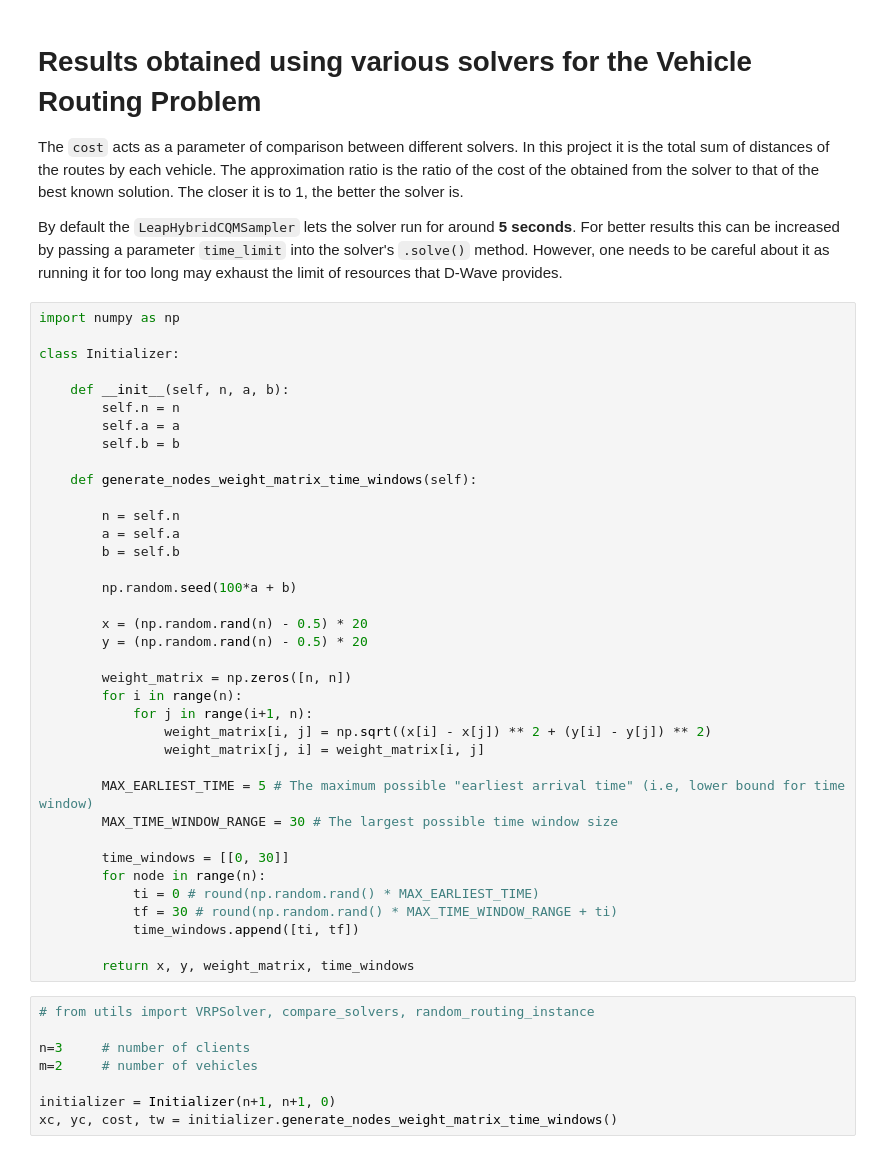
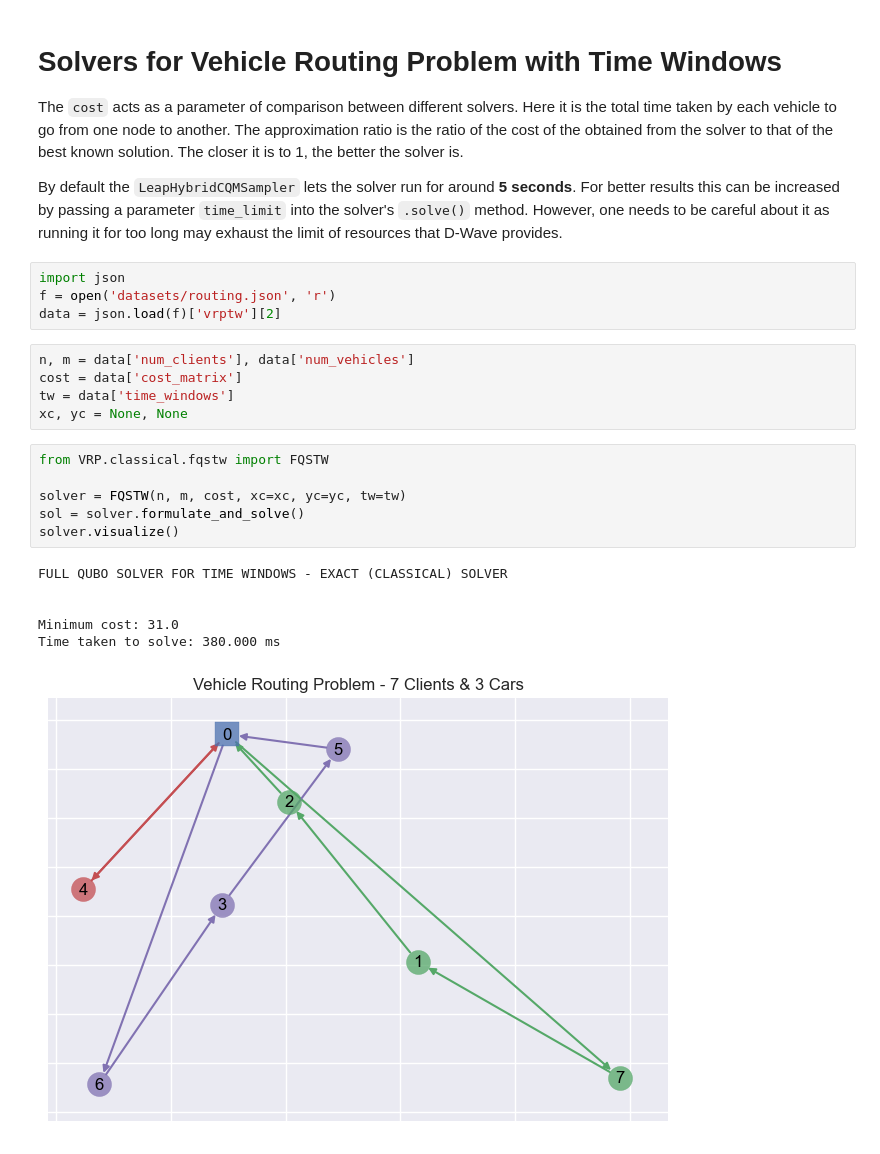
Before and after one commit to AsishMandoi/VRP-explorations, a Jupyter notebook: solve_vrptw.ipynb, the cells around one changed output. Saved outputs shown, nothing was run; the diff lists cells and outputs as text.

```diff
--- a/solve_vrptw.ipynb
+++ b/solve_vrptw.ipynb
@@ -1,52 +1,29 @@
 # %% [markdown]
-# Results obtained using various solvers for the Vehicle Routing Problem
-The `cost` acts as a parameter of comparison between different solvers. In this project it is the total sum of distances of the routes by each vehicle.
+# Solvers for Vehicle Routing Problem with Time Windows
+The `cost` acts as a parameter of comparison between different solvers. Here it is the total time taken by each vehicle to go from one node to another.
 The approximation ratio is the ratio of the cost of the obtained from the solver to that of the best known solution. The closer it is to 1, the better the solver is.
 
 By default the `LeapHybridCQMSampler` lets the solver run for around **5 seconds**. For better results this can be increased by passing a parameter `time_limit` into the solver's `.solve()` method. However, one needs to be careful about it as running it for too long may exhaust the limit of resources that D-Wave provides.
-# %%
-import numpy as np
-
-class Initializer:
-
-    def __init__(self, n, a, b):
-        self.n = n
-        self.a = a
-        self.b = b
-
-    def generate_nodes_weight_matrix_time_windows(self):
-
-        n = self.n
-        a = self.a
-        b = self.b
-
-        np.random.seed(100*a + b)
-
-        x = (np.random.rand(n) - 0.5) * 20
-        y = (np.random.rand(n) - 0.5) * 20
-
-        weight_matrix = np.zeros([n, n])
-        for i in range(n):
-            for j in range(i+1, n):
-                weight_matrix[i, j] = np.sqrt((x[i] - x[j]) ** 2 + (y[i] - y[j]) ** 2)
-                weight_matrix[j, i] = weight_matrix[i, j]
-
-        MAX_EARLIEST_TIME = 5 # The maximum possible "earliest arrival time" (i.e, lower bound for time window)
-        MAX_TIME_WINDOW_RANGE = 30 # The largest possible time window size
-
-        time_windows = [[0, 30]]
-        for node in range(n):
-            ti = 0 # round(np.random.rand() * MAX_EARLIEST_TIME)
-            tf = 30 # round(np.random.rand() * MAX_TIME_WINDOW_RANGE + ti)
-            time_windows.append([ti, tf])
-
-        return x, y, weight_matrix, time_windows
-# %%
-# from utils import VRPSolver, compare_solvers, random_routing_instance
-
-n=3     # number of clients
-m=2     # number of vehicles
-
-initializer = Initializer(n+1, n+1, 0)
-xc, yc, cost, tw = initializer.generate_nodes_weight_matrix_time_windows()
+# %%
+import json
+f = open('datasets/routing.json', 'r')
+data = json.load(f)['vrptw'][2]
+# %%
+n, m = data['num_clients'], data['num_vehicles']
+cost = data['cost_matrix']
+tw = data['time_windows']
+xc, yc = None, None
+# %%
+from VRP.classical.fqstw import FQSTW
+
+solver = FQSTW(n, m, cost, xc=xc, yc=yc, tw=tw)
+sol = solver.formulate_and_solve()
+solver.visualize()
+# %% [output]
+FULL QUBO SOLVER FOR TIME WINDOWS - EXACT (CLASSICAL) SOLVER
+
+
+Minimum cost: 31.0
+Time taken to solve: 380.000 ms
+[figure, added]
 # %%
```
Also changed, not shown: parts of 2 cells of this notebook, 2 other files.
